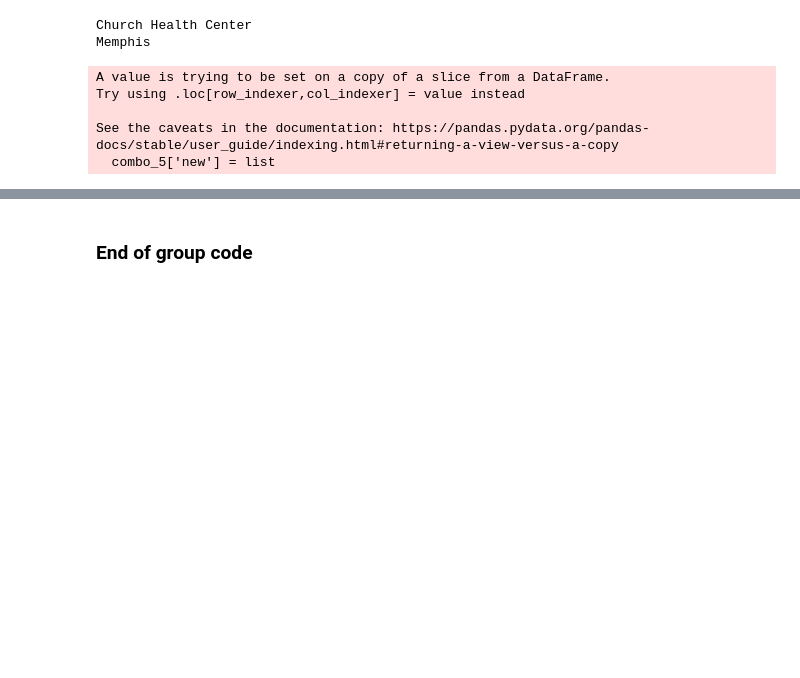
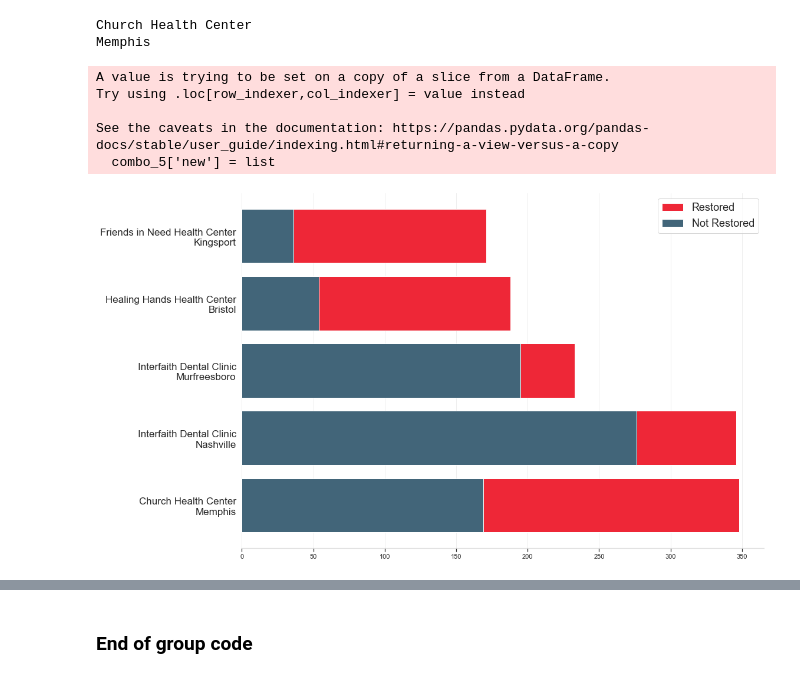
Before and after one commit to bsfcs/smile-on-aquaman, a Jupyter notebook: notebooks/eda-of-smile-on-data.ipynb, the cells around one changed output, grey strips where cells are left out. Drawn from its saved outputs; the diff is of its cells as text; code cells hidden in the pictures; blank space fills up the shorter version.

```diff
--- a/notebooks/eda-of-smile-on-data.ipynb
+++ b/notebooks/eda-of-smile-on-data.ipynb
@@ -237,3 +267,41 @@ Try using .loc[row_indexer,col_indexer] = value instead
 
 See the caveats in the documentation: https://pandas.pydata.org/pandas-docs/stable/user_guide/indexing.html#returning-a-view-versus-a-copy
   combo_5['new'] = list
+# %%
+sns.set_theme(style="whitegrid")
+
+# Initialize the matplotlib figure
+fig, ax = plt.subplots(figsize=((16, 9)))
+
+x = np.arange(len(combo_5['new'].unique()))
+bar_width = 0
+
+# Plot the restored cases
+b1 = ax.barh(x, combo_5['restored_yes'],
+             label='Restored', color='#EE2737')
+
+# Plot the failed to restored cases
+b2 = ax.barh(x + bar_width, combo_5['restored_no'],
+             label='Not Restored', color='#426579')
+
+ax.set_yticks(x + bar_width / 2)
+ax.set_yticklabels(combo_5['new'].unique())
+plt.yticks( fontsize = 19)
+
+ax.legend(fontsize= 18)
+
+ax.spines['top'].set_visible(False)
+ax.spines['right'].set_visible(False)
+ax.spines['left'].set_visible(False)
+ax.spines['bottom'].set_color('#DDDDDD')
+ax.tick_params(bottom=True, left=False)
+ax.set_axisbelow(True)
+ax.yaxis.grid(False)
+ax.xaxis.grid(True, color='#EEEEEE')
+
+#ax.set_ylabel('', labelpad=15, fontsize=14)
+plt.yticks(fontsize=17)
+
+fig.tight_layout()
+# %% [output]
+[figure, added]
```
Also changed, not shown: parts of 11 cells of this notebook.
